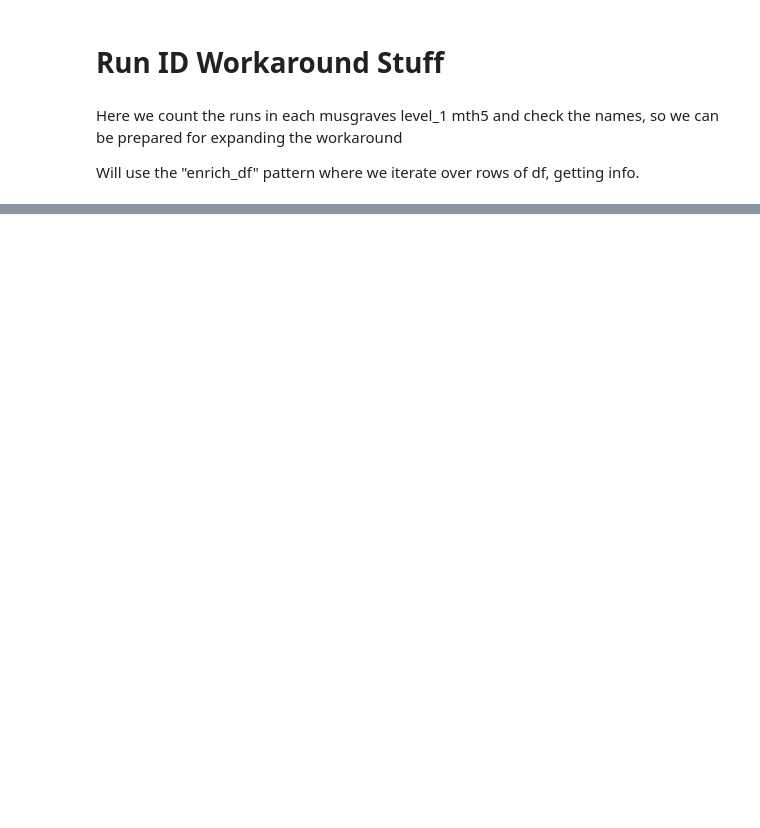
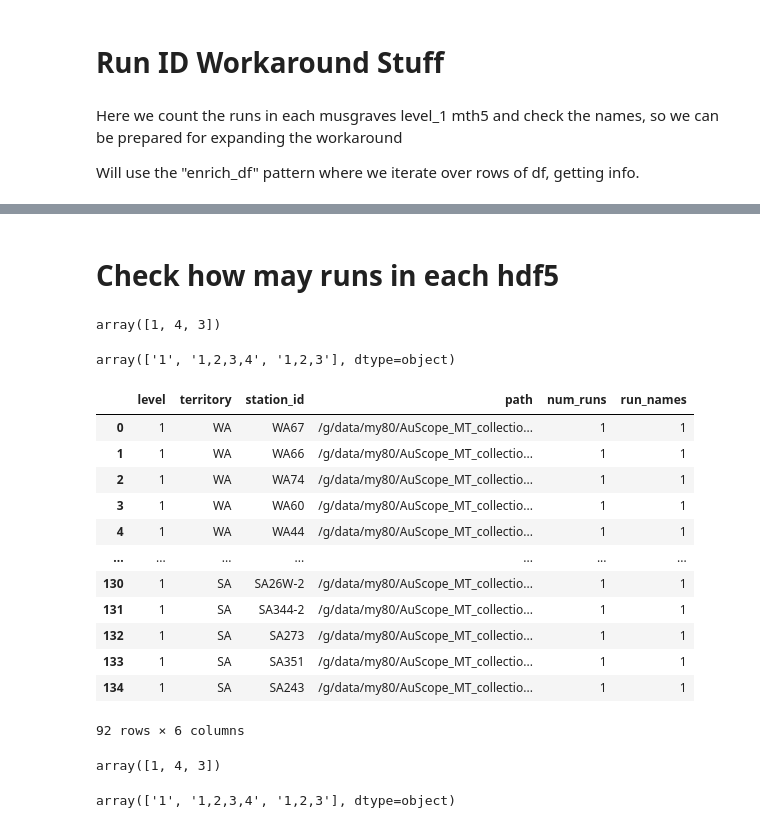
Before and after one commit to simpeg/aurora, a Jupyter notebook: aurora/test_utils/musgraves/02_checking_dataset.ipynb, the cells around one changed output, grey strips where cells are left out. Cells and saved outputs as stored; diff of their text form; code cells hidden in the pictures; blank space fills up the shorter version.

```diff
--- a/aurora/test_utils/musgraves/02_checking_dataset.ipynb
+++ b/aurora/test_utils/musgraves/02_checking_dataset.ipynb
@@ -81,0 +107,36 @@ enriched_df
+# %% [markdown]
+# Check how may runs in each hdf5
+# %%
+enriched_df.num_runs.unique()
+# %% [output]
+array([1, 4, 3])
+# %%
+enriched_df.run_names.unique()
+# %% [output]
+array(['1', '1,2,3,4', '1,2,3'], dtype=object)
+# %%
+level_1_df = enriched_df[enriched_df.level=="1"]
+# %%
+level_1_df
+# %% [output]
+|  | level | territory | station_id | path | num_runs | run_names |
+| 0 | 1 | WA | WA67 | /g/data/my80/AuScope_MT_collectio... | 1 | 1 |
+| 1 | 1 | WA | WA66 | /g/data/my80/AuScope_MT_collectio... | 1 | 1 |
+| 2 | 1 | WA | WA74 | /g/data/my80/AuScope_MT_collectio... | 1 | 1 |
+| 3 | 1 | WA | WA60 | /g/data/my80/AuScope_MT_collectio... | 1 | 1 |
+| 4 | 1 | WA | WA44 | /g/data/my80/AuScope_MT_collectio... | 1 | 1 |
+| ... | ... | ... | ... | ... | ... | ... |
+| 130 | 1 | SA | SA26W-2 | /g/data/my80/AuScope_MT_collectio... | 1 | 1 |
+| 131 | 1 | SA | SA344-2 | /g/data/my80/AuScope_MT_collectio... | 1 | 1 |
+| 132 | 1 | SA | SA273 | /g/data/my80/AuScope_MT_collectio... | 1 | 1 |
+| 133 | 1 | SA | SA351 | /g/data/my80/AuScope_MT_collectio... | 1 | 1 |
+| 134 | 1 | SA | SA243 | /g/data/my80/AuScope_MT_collectio... | 1 | 1 |
+92 rows × 6 columns
+# %%
+level_1_df.num_runs.unique()
+# %% [output]
+array([1, 4, 3])
+# %%
+level_1_df.run_names.unique()
+# %% [output]
+array(['1', '1,2,3,4', '1,2,3'], dtype=object)
```
Also changed, not shown: parts of 9 cells of this notebook.
